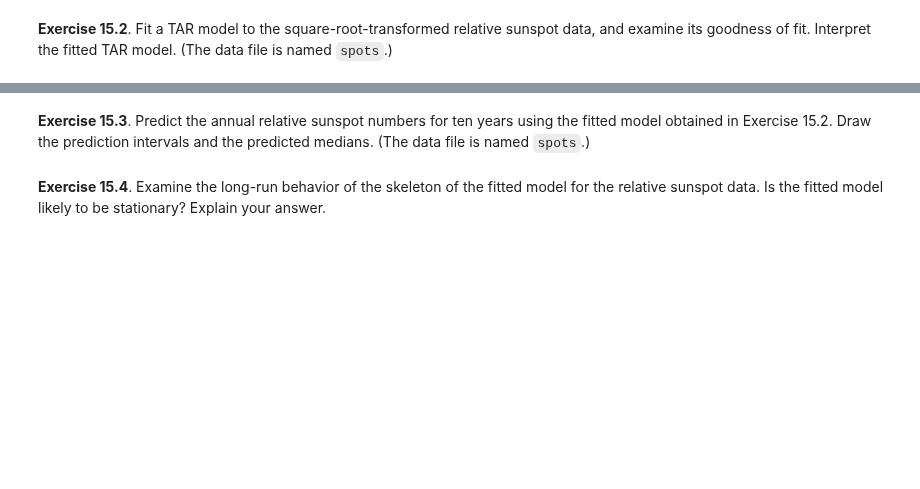
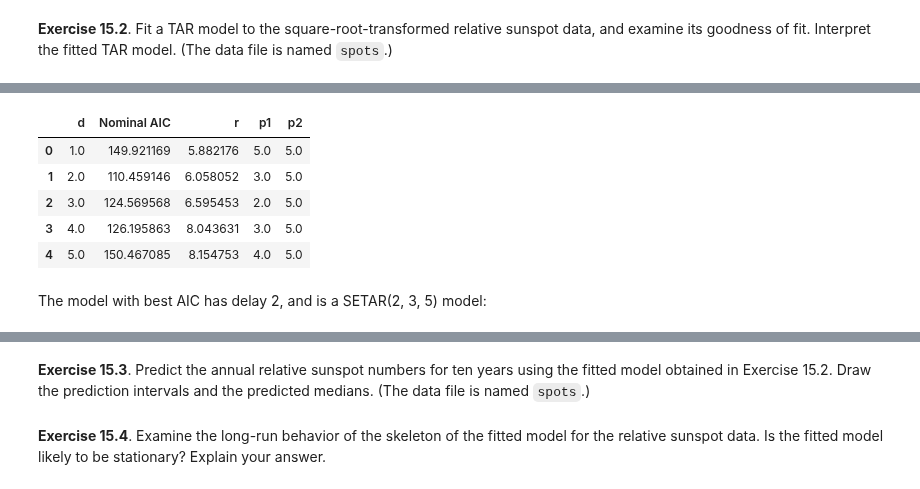
Before and after one commit to telmo-correa/time-series-analysis, a Jupyter notebook: Python/Chapter 15 (Ex 01 - 09) - Threshold Models.ipynb, the cells around one changed output, grey strips where cells are left out. Saved outputs shown, nothing was run; the diff lists cells and outputs as text; code cells hidden in the pictures; blank space fills up the shorter version.

```diff
--- a/Python/Chapter 15 (Ex 01 - 09) - Threshold Models.ipynb
+++ b/Python/Chapter 15 (Ex 01 - 09) - Threshold Models.ipynb
@@ -6,0 +101,25 @@
+# %%
+Y = pd.read_csv('../data/spots.dat')['spots']
+# %%
+max_d = 5
+max_p = 5
+
+AICM = pd.DataFrame(columns=['d', 'Nominal AIC', 'r', 'p1', 'p2'])
+
+for d in range(1, max_d + 1):
+    model_spots = tar(np.sqrt(Y), p1=max_p, p2=max_p, d=d, a=.1, b=.9)
+    AICM = AICM.append({
+        'd': d, 'Nominal AIC': model_spots['AIC'],
+        'r': model_spots['thd'], 'p1': model_spots['p1'], 'p2': model_spots['p2']
+    }, ignore_index=True)
+
+AICM
+# %% [output]
+|  | d | Nominal AIC | r | p1 | p2 |
+| 0 | 1.0 | 149.921169 | 5.882176 | 5.0 | 5.0 |
+| 1 | 2.0 | 110.459146 | 6.058052 | 3.0 | 5.0 |
+| 2 | 3.0 | 124.569568 | 6.595453 | 2.0 | 5.0 |
+| 3 | 4.0 | 126.195863 | 8.043631 | 3.0 | 5.0 |
+| 4 | 5.0 | 150.467085 | 8.154753 | 4.0 | 5.0 |
+# %% [markdown]
+The model with best AIC has delay 2, and is a SETAR(2, 3, 5) model:
```
Also changed, not shown: parts of 19 cells of this notebook, 1 other file.
